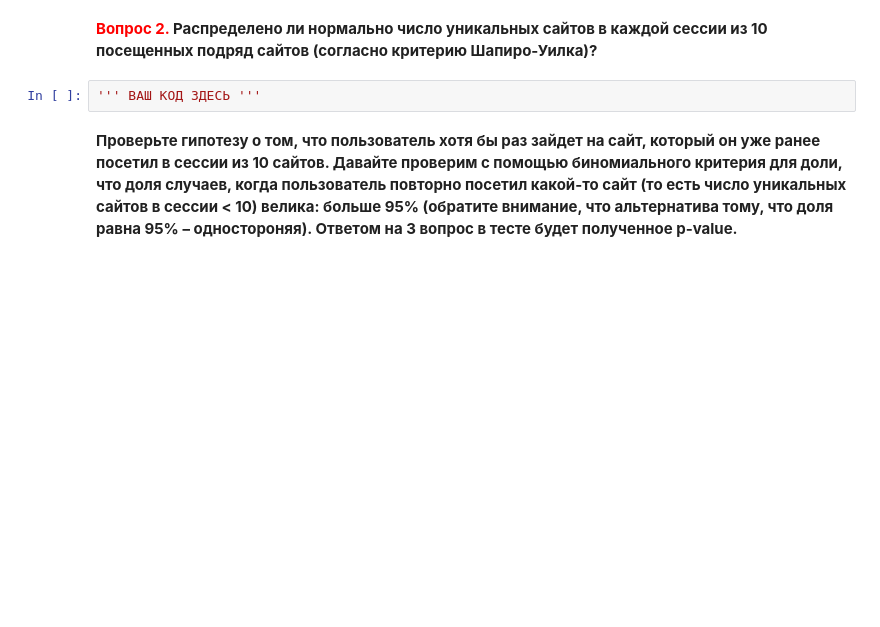
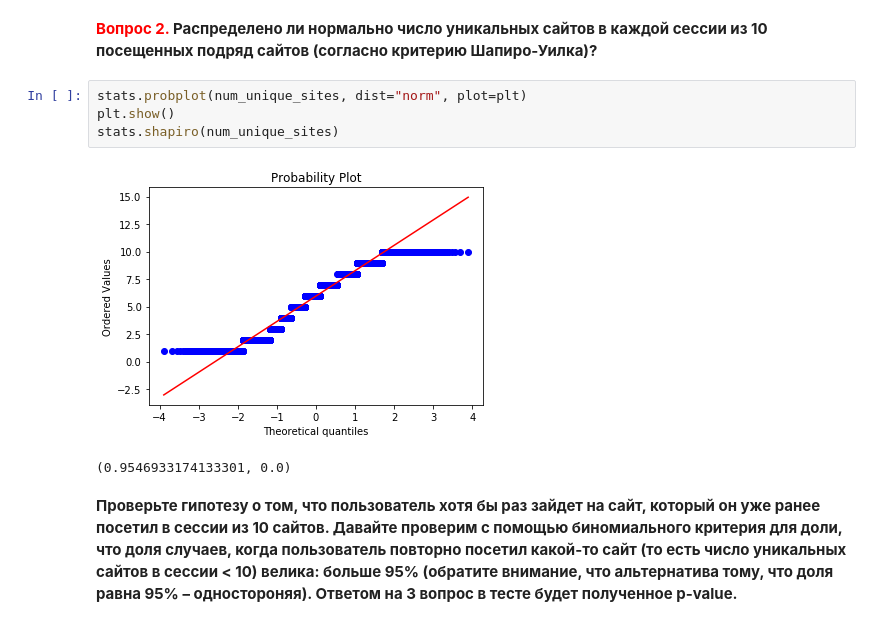
Before and after one commit to 23lnlx/coursera-datasci-projects, a Jupyter notebook: identification/week2_analysis_hypotheses.ipynb, the cells around one changed output. Drawn from its saved outputs; the diff is of its cells as text; blank space fills up the shorter version.

```diff
--- a/identification/week2_analysis_hypotheses.ipynb
+++ b/identification/week2_analysis_hypotheses.ipynb
@@ -263,8 +291,13 @@ pd.Series(num_unique_sites).hist();
 **Проверьте с помощью QQ-плота и критерия Шапиро-Уилка, что эта величина распределена нормально**
 # %% [markdown]
 **<font color='red'> Вопрос 2. </font>Распределено ли нормально число уникальных сайтов в каждой сессии из 10 посещенных подряд сайтов (согласно критерию Шапиро-Уилка)?**
-# %%
-''' ВАШ КОД ЗДЕСЬ '''
+# %%
+stats.probplot(num_unique_sites, dist="norm", plot=plt)
+plt.show()
+stats.shapiro(num_unique_sites)
+# %% [output]
+[figure, added]
+(0.9546933174133301, 0.0)
 # %% [markdown]
 **Проверьте гипотезу о том, что пользователь хотя бы раз зайдет на сайт, который он уже ранее посетил в сессии из 10 сайтов. Давайте проверим с помощью биномиального критерия для доли, что доля случаев, когда пользователь повторно посетил какой-то сайт (то есть число уникальных сайтов в сессии < 10) велика: больше 95% (обратите внимание, что альтернатива тому, что доля равна 95% –  одностороняя). Ответом на 3 вопрос в тесте будет полученное p-value.**
 # %% [markdown]
```
Also changed, not shown: parts of 30 cells of this notebook, 33 other files.
